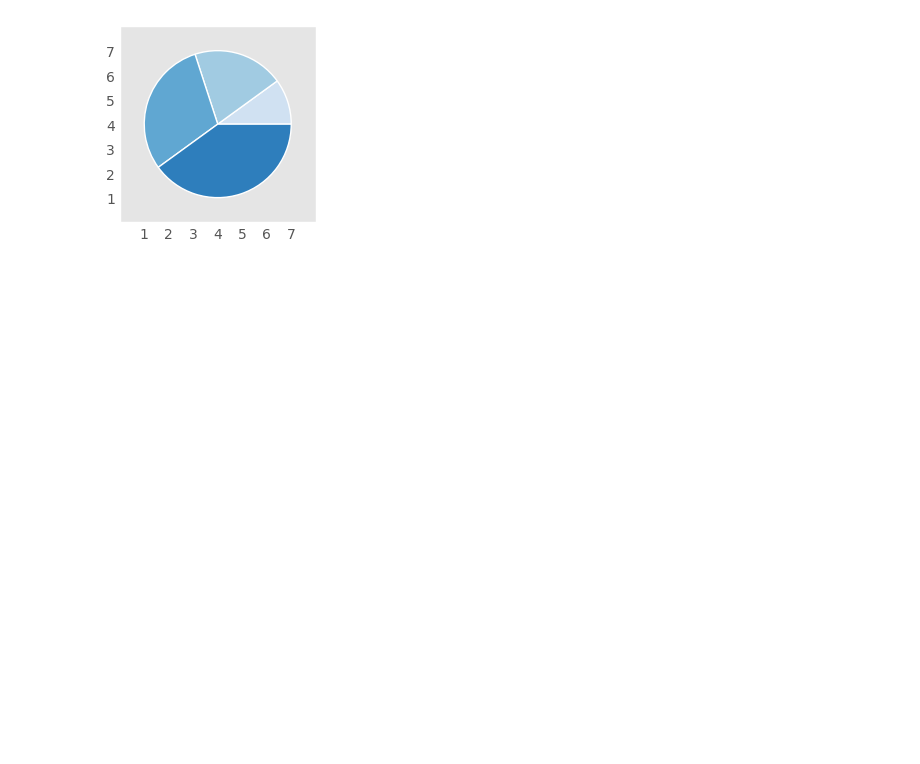
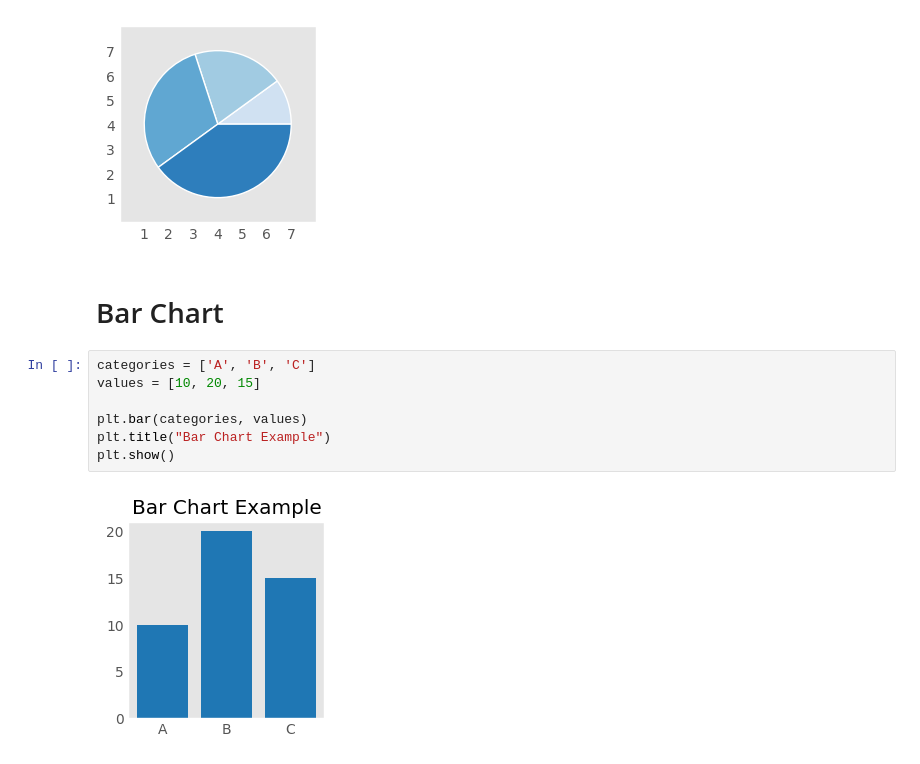
Before and after one commit to itsahmadawais/ai-experiments, a Jupyter notebook: Matplotlib/Data Visualization.ipynb, the cells around one changed output. Saved outputs shown, nothing was run; the diff lists cells and outputs as text; blank space fills up the shorter version.

Commit message:
Experimented Charts

```diff
--- a/Matplotlib/Data Visualization.ipynb
+++ b/Matplotlib/Data Visualization.ipynb
@@ -97,3 +97,14 @@ ax.set(xlim=(0, 8), xticks=np.arange(1, 8),
 plt.show()
 # %% [output]
 [figure]
+# %% [markdown]
+# Bar Chart
+# %%
+categories = ['A', 'B', 'C']
+values = [10, 20, 15]
+
+plt.bar(categories, values)
+plt.title("Bar Chart Example")
+plt.show()
+# %% [output]
+[figure, added]
```
Also changed, not shown: parts of 6 cells of this notebook.
